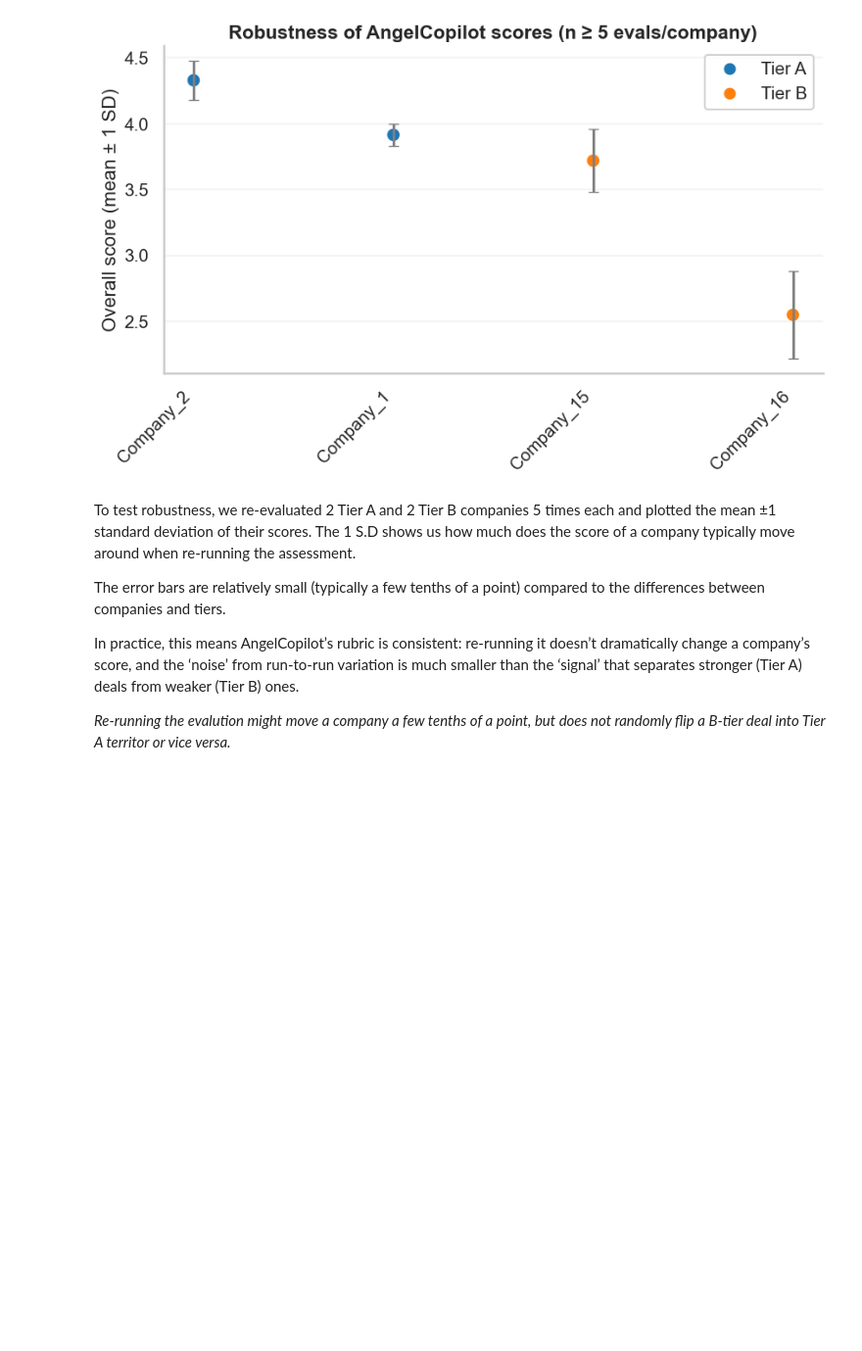
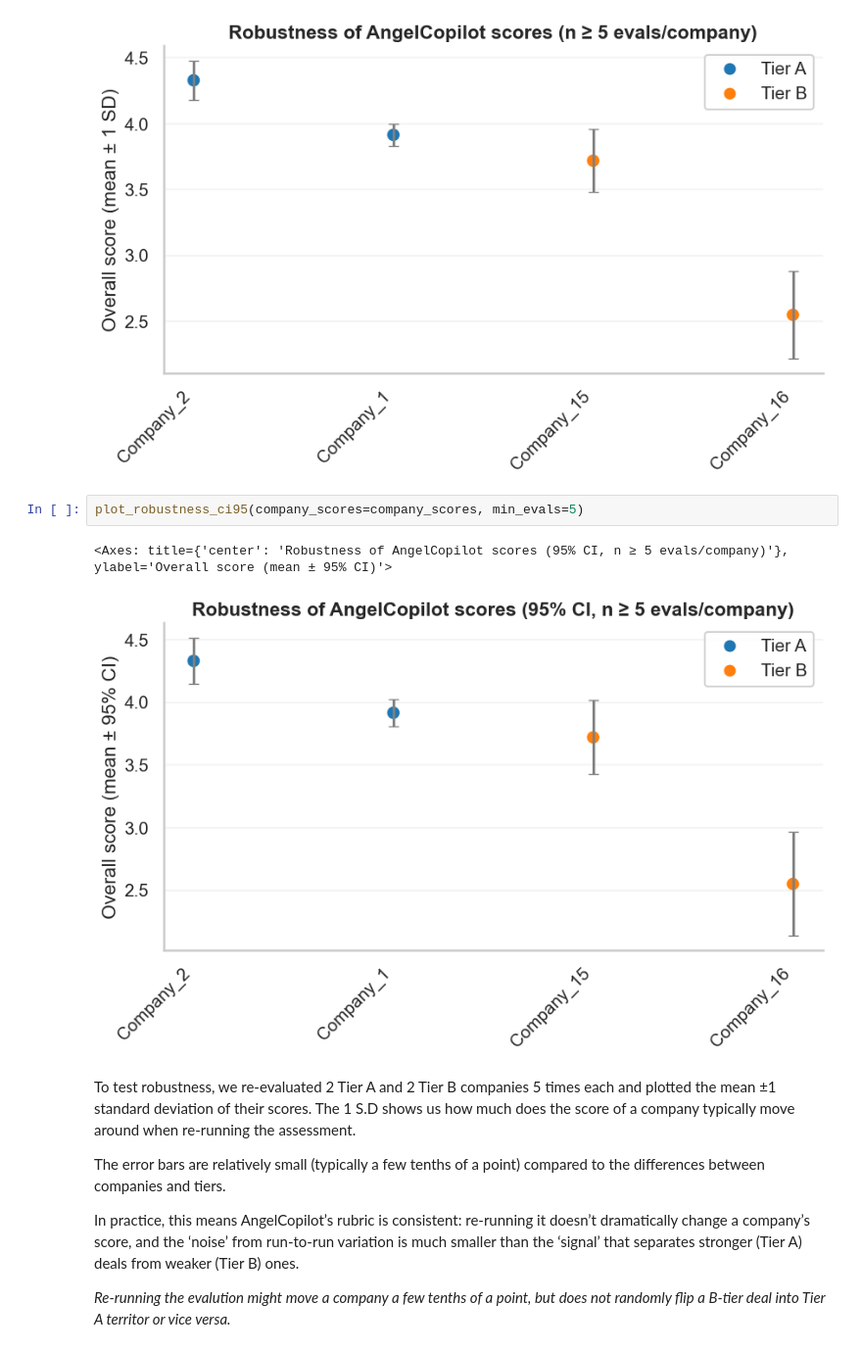
Before and after one commit to chouligi/portfolio_management, a Jupyter notebook: AngelCopilot/AngelCopilot_evaluation.ipynb, the cells around one changed output. Shown at 98% size. Saved outputs shown, nothing was run; the diff lists cells and outputs as text; blank space fills up the shorter version.

Commit message:
computed 95% conf. intervals in robustness

```diff
--- a/AngelCopilot/AngelCopilot_evaluation.ipynb
+++ b/AngelCopilot/AngelCopilot_evaluation.ipynb
@@ -63,6 +64,11 @@ plot_robustness(company_scores=company_scores, min_evals=5)
 # %% [output]
 <Axes: title={'center': 'Robustness of AngelCopilot scores (n ≥ 5 evals/company)'}, ylabel='Overall score (mean ± 1 SD)'>
 [figure]
+# %%
+plot_robustness_ci95(company_scores=company_scores, min_evals=5)
+# %% [output]
+<Axes: title={'center': 'Robustness of AngelCopilot scores (95% CI, n ≥ 5 evals/company)'}, ylabel='Overall score (mean ± 95% CI)'>
+[figure, added]
 # %% [markdown]
 To test robustness, we re-evaluated 2 Tier A and 2 Tier B companies 5 times each and plotted the mean ±1 standard deviation of their scores. The 1 S.D shows us how much does the score of a company typically move around when re-running the assessment.
 
```
Also changed, not shown: parts of 1 cell of this notebook, 1 other file.
